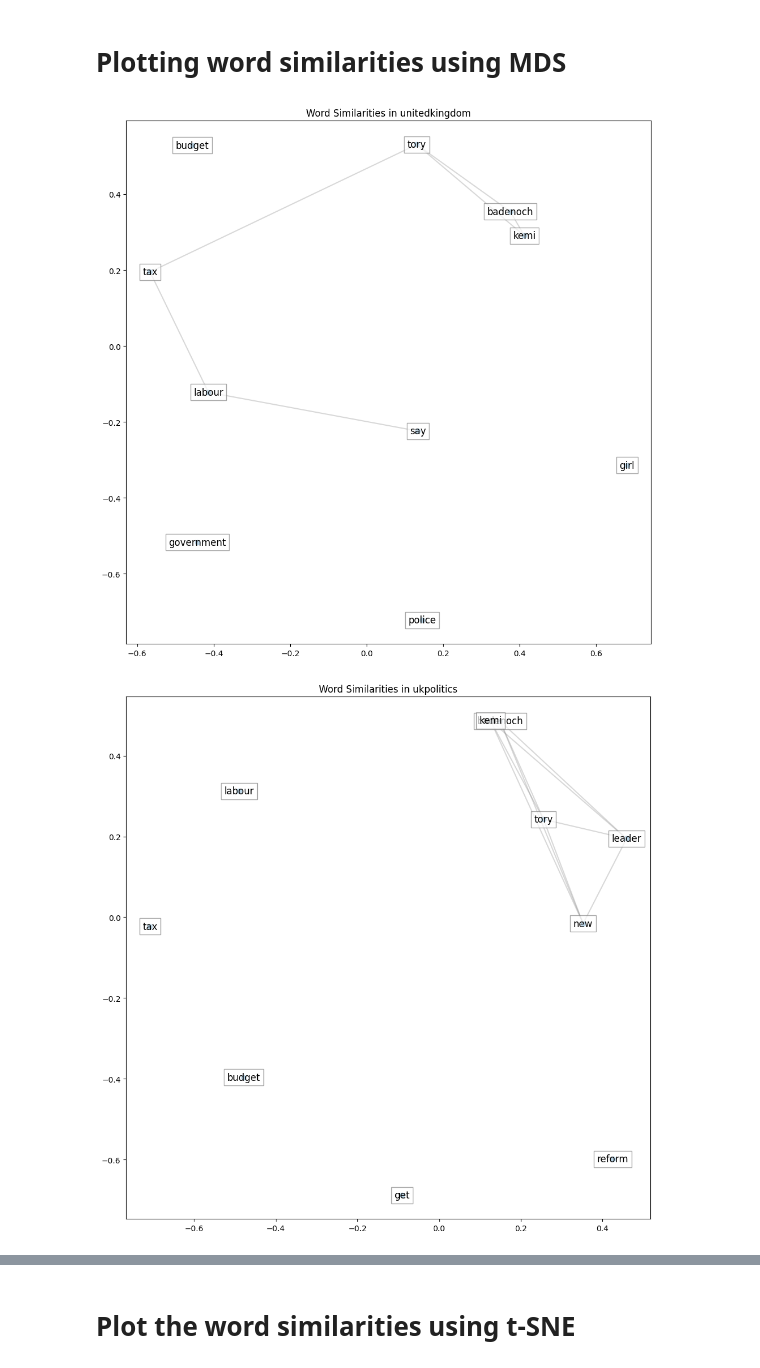
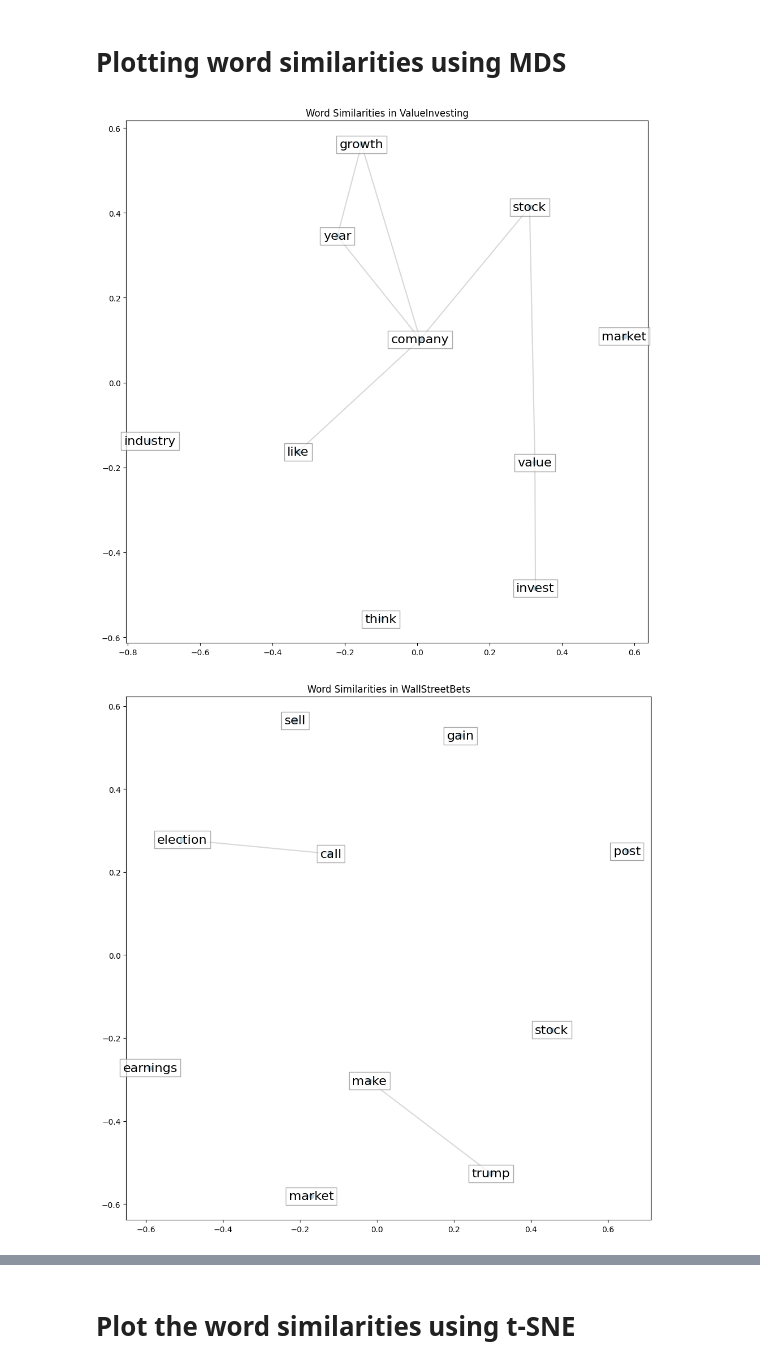
Before and after one commit to yingslim/oii-fsds-textanalysis, a Jupyter notebook: week3day3_lab.ipynb, the cells around one changed output, grey strips where cells are left out. Cells and saved outputs as stored; diff of their text form; code cells hidden in the pictures.

```diff
--- a/week3day3_lab.ipynb
+++ b/week3day3_lab.ipynb
@@ -52,8 +52,9 @@ from utils.analysis import *
 scraper = RedditScraper(USER_AGENT)
 
 # subs_of_interest = ['unitedkingdom', 'ukpolitics', 'uknews', 'london']
-subs_of_interest = ['unitedkingdom', 'ukpolitics', 'uknews', 'london']
+# subs_of_interest = ['unitedkingdom', 'ukpolitics', 'uknews', 'london']
 
+subs_of_interest = ['ValueInvesting', 'WallStreetBets', 'investing']
 
 for sub in subs_of_interest:
     posts = scraper.get_subreddit_posts(sub, limit=100, cache=True)
@@ -147,7 +134,7 @@ Then considering term vectors:
 
 First I will replicate the analyses above, except this time I will save the results objects in a dictionary with the subreddit name as key. That way I can call upon it again. I will do that to get the vocab and the vocab in common.
 # %%
-subs_of_interest = ['unitedkingdom', 'ukpolitics', 'uknews']
+subs_of_interest = ['ValueInvesting', 'WallStreetBets', 'investing']
 
 results = {}
 
@@ -244,16 +231,16 @@ badenoch       0.027908    0.036952  0.009077  0.024646
 # %% [markdown]
 # Plotting word similarities using MDS
 # %%
-from utils.analysis import plot_word_similarities
+from utils.analysis import plot_word_similarities_mds
 
 for sub in subs_of_interest:
-    fig, ax = plot_word_similarities(results[sub]['tfidf_results']['tfidf_matrix'],
+    fig, ax = plot_word_similarities_mds(results[sub]['tfidf_results']['tfidf_matrix'],
                                      results[sub]['tfidf_results']['feature_names'],
                                      n_terms=10, # Try changing this value
                                      title=sub)
     plt.show();
 
 # reef == lemmatised form
 # %% [output]
-[figure, old version]
+[figure, new version]
-[figure, old version]
+[figure, new version]
```
Also changed, not shown: parts of 5 cells of this notebook, 4 other files.
